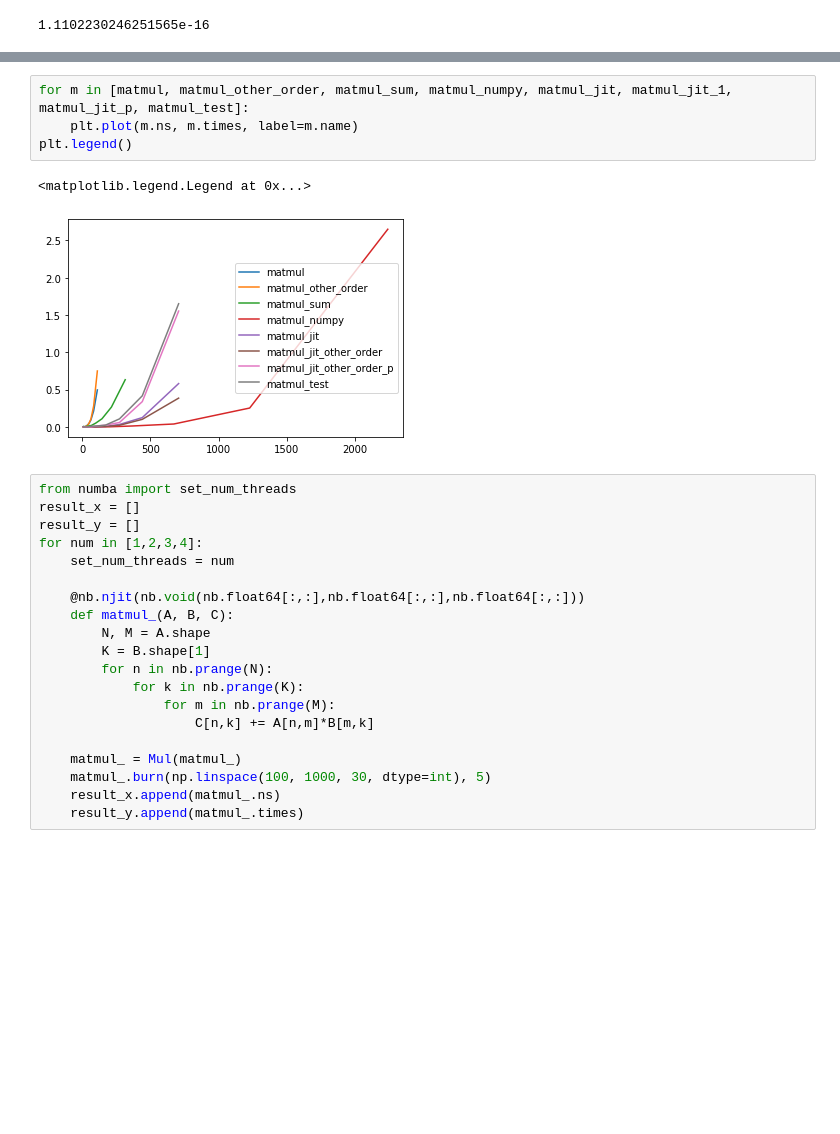
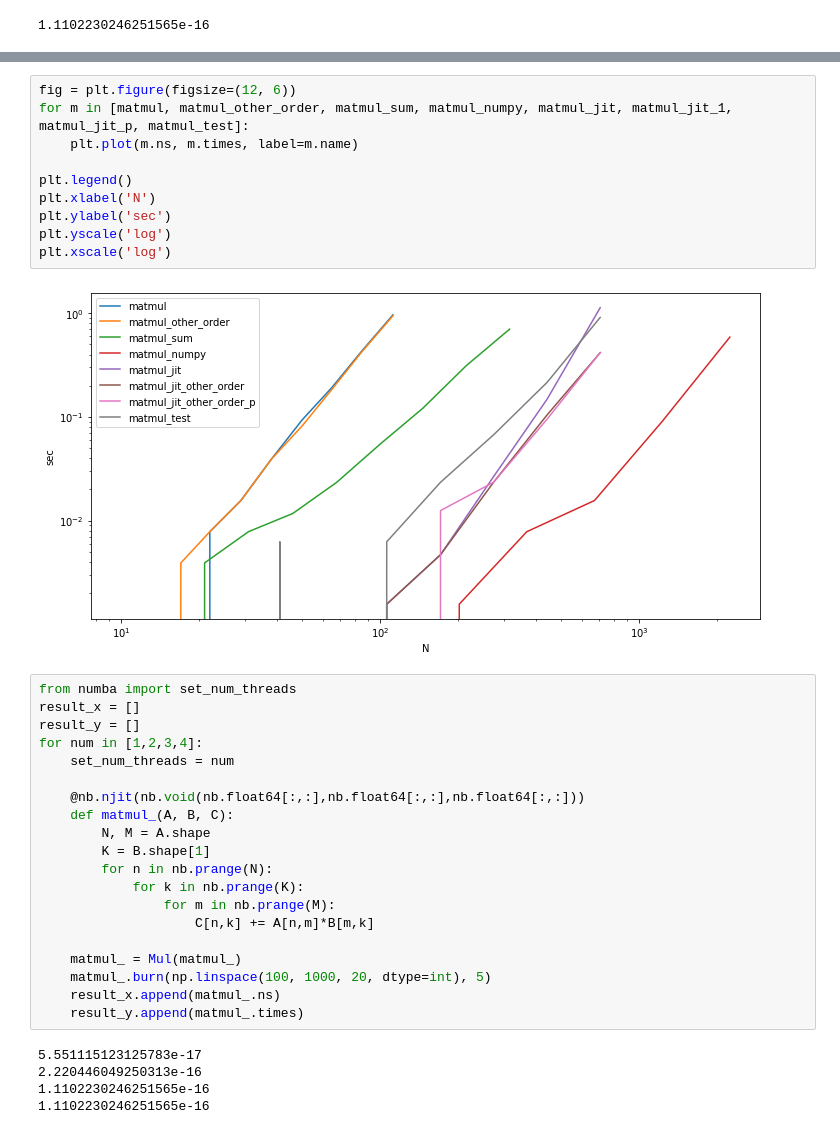
Before and after one commit to djiboshin/MatrixLabs2022, a Jupyter notebook: lab 1.ipynb, the cells around one changed output, grey strips where cells are left out. Drawn from its saved outputs; the diff is of its cells as text; blank space fills up the shorter version.

```diff
--- a/lab 1.ipynb
+++ b/lab 1.ipynb
@@ -169,12 +169,17 @@ loop #5 has nothing to hoist.
 No instruction hoisting found
 --------------------------------------------------------------------------------
 # %%
+fig = plt.figure(figsize=(12, 6))
 for m in [matmul, matmul_other_order, matmul_sum, matmul_numpy, matmul_jit, matmul_jit_1, matmul_jit_p, matmul_test]:
     plt.plot(m.ns, m.times, label=m.name)
+
 plt.legend()
+plt.xlabel('N')
+plt.ylabel('sec')
+plt.yscale('log')
+plt.xscale('log')
 # %% [output]
-<matplotlib.legend.Legend at 0x...>
-[figure, old version]
+[figure, new version]
 # %%
 from numba import set_num_threads
 result_x = []
@@ -192,9 +197,14 @@ for num in [1,2,3,4]:
                     C[n,k] += A[n,m]*B[m,k]
 
     matmul_ = Mul(matmul_)
-    matmul_.burn(np.linspace(100, 1000, 30, dtype=int), 5)
+    matmul_.burn(np.linspace(100, 1000, 20, dtype=int), 5)
     result_x.append(matmul_.ns)
     result_y.append(matmul_.times)
+# %% [output]
+5.551115123125783e-17
+2.220446049250313e-16
+1.1102230246251565e-16
+1.1102230246251565e-16
 # %%
 for i in range(len(result_x)):
     plt.plot(result_x[i],result_y[i], label=i+1)
```
Also changed, not shown: parts of 6 cells of this notebook, 5 other files.
